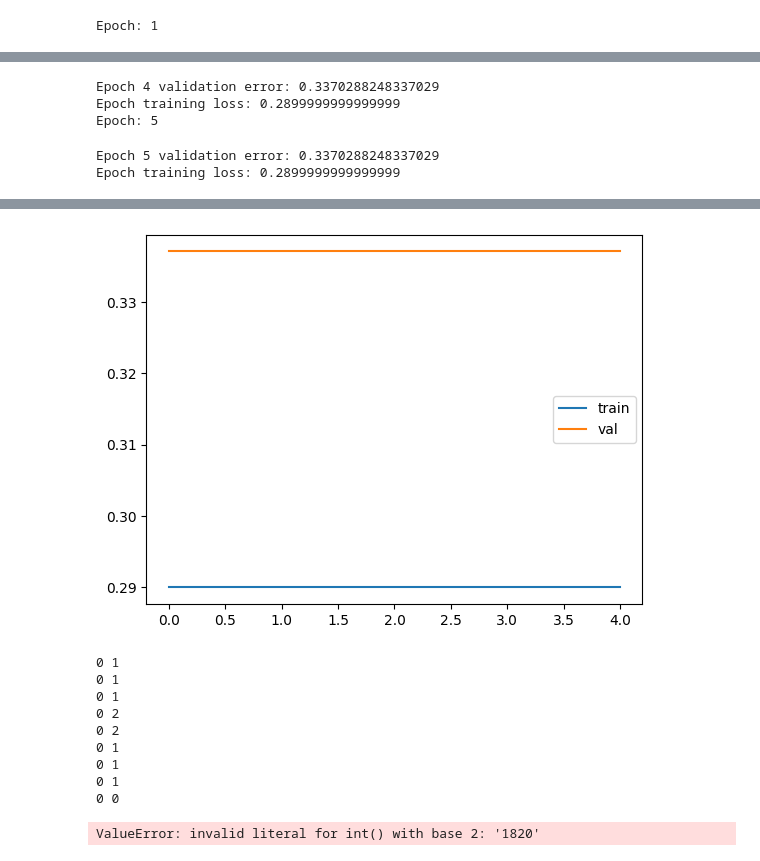
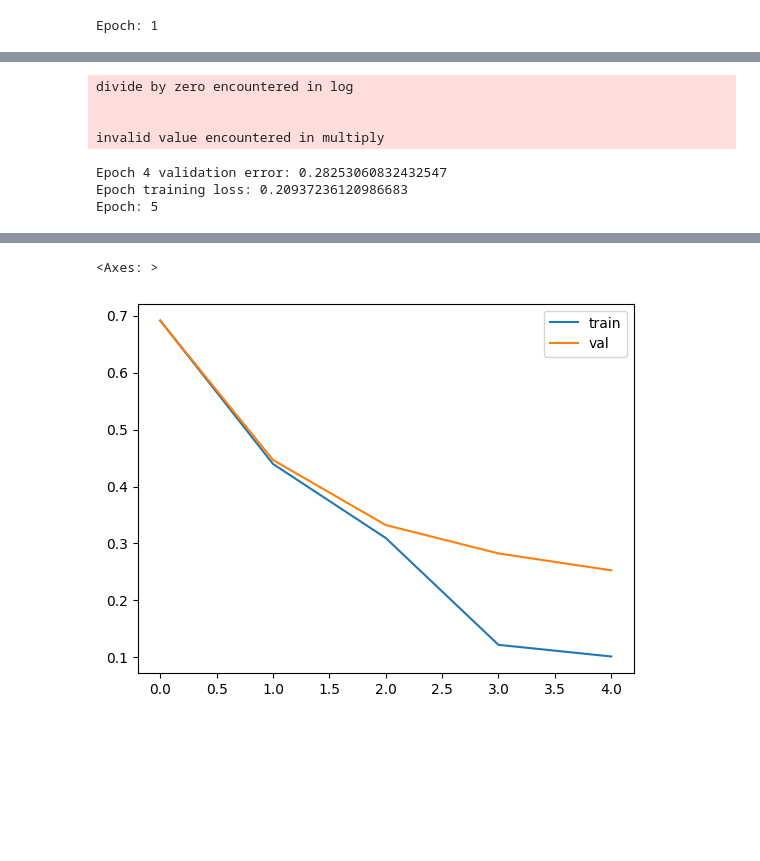
Before and after one commit to laandrad/nuclei, a Jupyter notebook: notebooks/random_groups.ipynb, the cells around one changed output, grey strips where cells are left out. Drawn from its saved outputs; the diff is of its cells as text; code cells hidden in the pictures; blank space fills up the shorter version.

Commit message:
random groups training works

```diff
--- a/notebooks/random_groups.ipynb
+++ b/notebooks/random_groups.ipynb
@@ -15,12 +40,12 @@ from src.nuclei.activations import Sigmoid, Binary, Relu
 from src.nuclei.losses import CrossEntropy, MAE
 from src.nuclei.anneal import LongAnneal
 # %%
-n = LongNucleus(input_size=4, output_size=2, activation=Relu(), lr=0.005)
-anneal = LongAnneal(n, temp=2, loss_func=MAE(), steps=500, epochs=5)
+n = LongNucleus(input_size=4, output_size=2, activation=Sigmoid(), lr=0.05)
+anneal = LongAnneal(n, temp=2, loss_func=CrossEntropy(), steps=500, epochs=5)
 # %%
 import pandas as pd
 
-best, loss, val = anneal.stimulate(stimuli, validate=True, train_size=0.1)
+best, loss, val = anneal.stimulate(stimuli, validate=True, train_size=0.2)
 pd.DataFrame(val).plot()
 # %% [output]
 Epoch: 1
@@ -35,6 +60,8 @@ Epoch training loss: 0.2899999999999999
 Epoch: 4
-Epoch 4 validation error: 0.3370288248337029
-Epoch training loss: 0.2899999999999999
-Epoch: 5
+divide by zero encountered in log
+
+
+invalid value encountered in multiply
-Epoch 5 validation error: 0.3370288248337029
-Epoch training loss: 0.2899999999999999
+Epoch 4 validation error: 0.28253060832432547
+Epoch training loss: 0.20937236120986683
+Epoch: 5
@@ -42,20 +70,11 @@ Epoch training loss: 0.2899999999999999
+<Axes: >
-[figure, old version]
+[figure, new version]
 # %%
-def predict(model, stimulus):
-    pred = [str(int(v)) for v in model.project(stimulus)]
+def predict_case(model, stimulus):
+    pred = [str(int(round(v, 0))) for v in model.project(stimulus)]
     pred = ''.join(pred)
     return int(pred, 2)
 
-for i in range(30):
-    print(predict(best, x[i]), y[i])
+preds = []
+for i in range(len(stimuli['x'])):
+    preds.append(predict_case(best, stimuli['x'][i]))
-# %% [output]
-0 1
-0 1
-0 1
-0 2
-0 2
-0 1
-0 1
-0 1
-0 0
-ValueError: invalid literal for int() with base 2: '1820'
```
Also changed, not shown: parts of 6 cells of this notebook, 4 other files.
